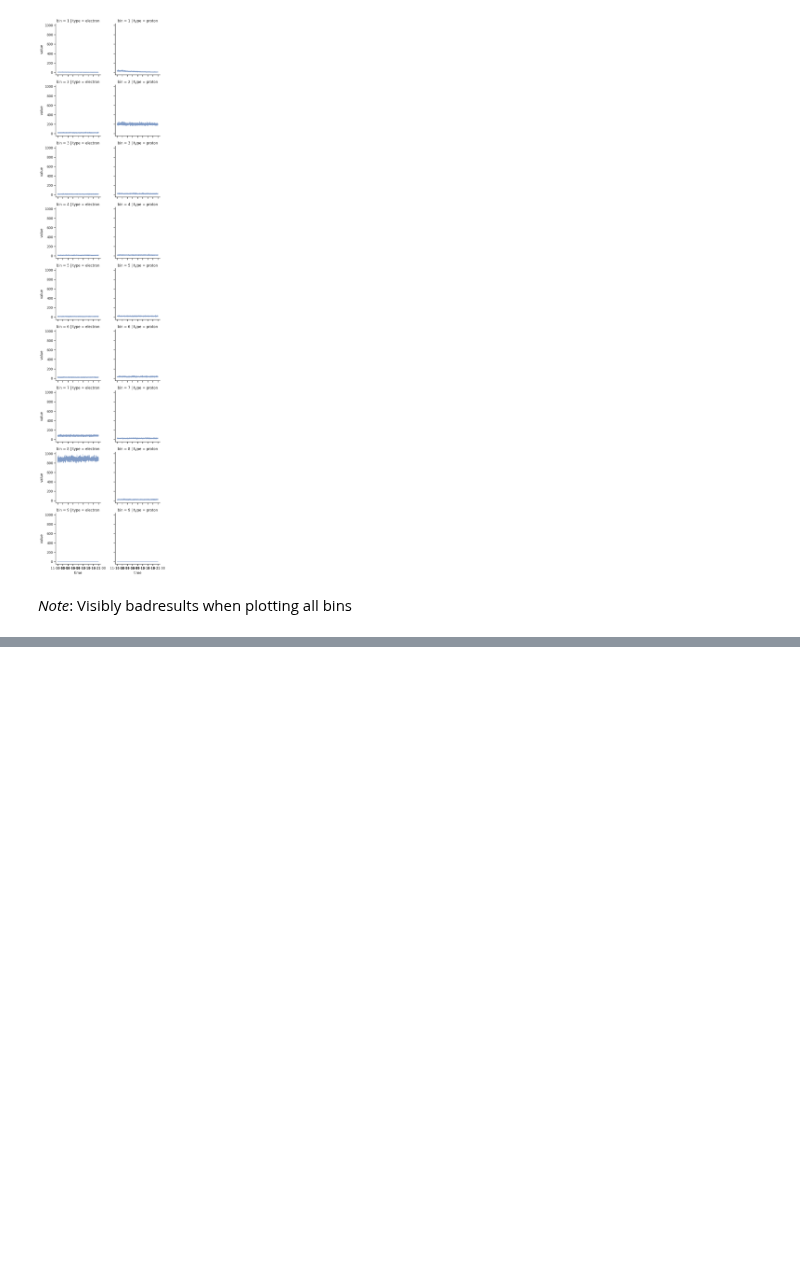
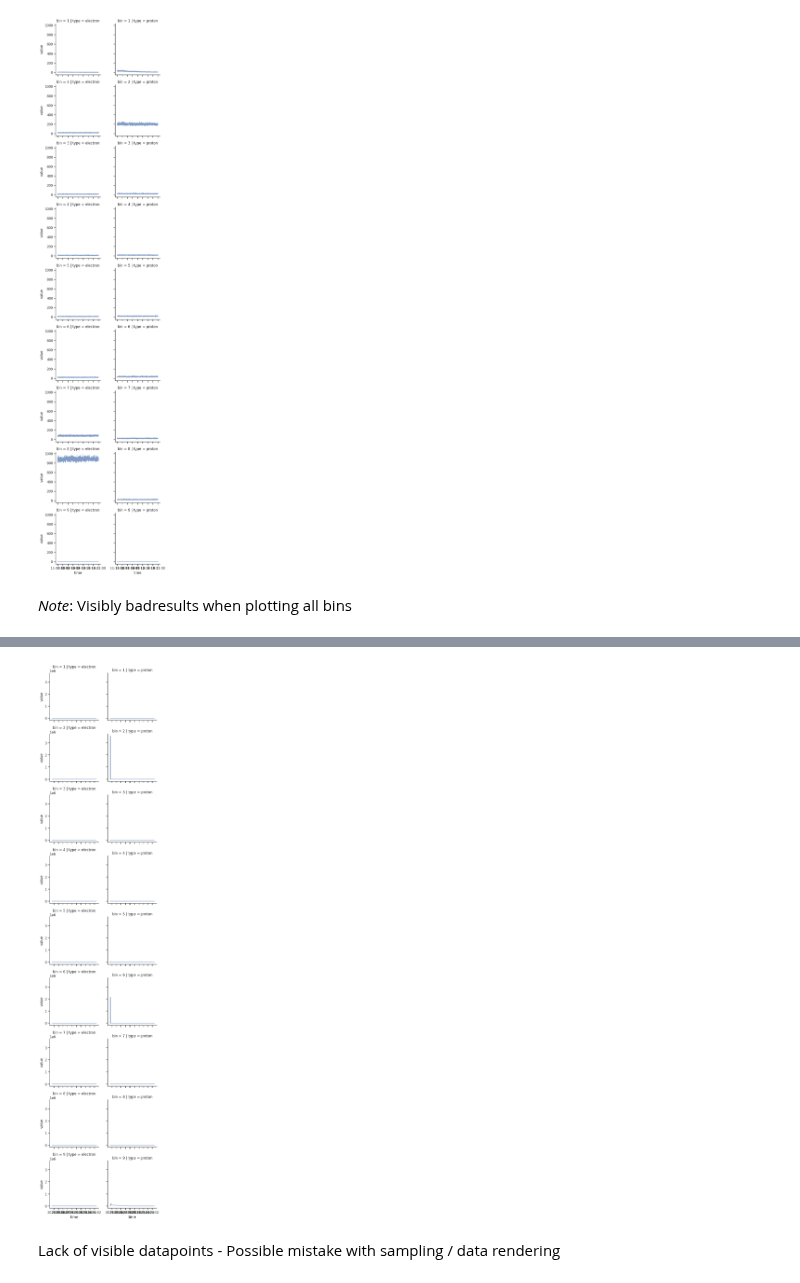
Before and after one commit to AGHRADEM/radem-notebooks, a Jupyter notebook: notebooks/2_basic_data_processing.ipynb, the cells around one changed output, grey strips where cells are left out. Cells and saved outputs as stored; diff of their text form; code cells hidden in the pictures; blank space fills up the shorter version.

```diff
--- a/notebooks/2_basic_data_processing.ipynb
+++ b/notebooks/2_basic_data_processing.ipynb
@@ -205,0 +235,6 @@ plot_separate_bins(df)
+# %%
+plot_separate_bins(df_sample)
+# %% [output]
+[figure, added]
+# %% [markdown]
+Lack of visible datapoints - Possible mistake with sampling / data rendering
```
Also changed, not shown: parts of 8 cells of this notebook.
